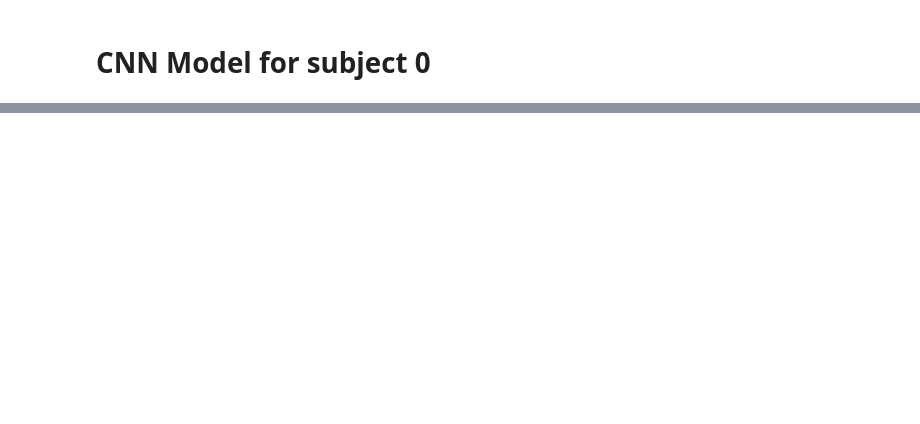
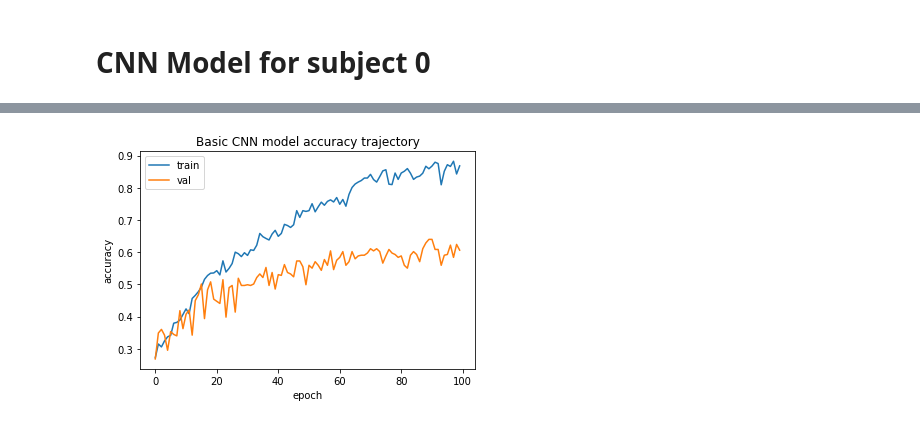
Before and after one commit to ronakkaoshik42/EEG_action_classification, a Jupyter notebook: LSTM_one_subject_EEG_loading.ipynb, the cells around one changed output, grey strips where cells are left out. Drawn from its saved outputs; the diff is of its cells as text; code cells hidden in the pictures; blank space fills up the shorter version.

Commit message:
CNN+LSTM
Test acc. 65%

```diff
--- a/LSTM_one_subject_EEG_loading.ipynb
+++ b/LSTM_one_subject_EEG_loading.ipynb
@@ -357,0 +370,91 @@ Test accuracy of the basic CNN model: 0.54
+# %%
+# Building the CNN model using sequential class
+basic_cnn_model = Sequential()
+
+# Conv. block 1
+basic_cnn_model.add(Conv2D(filters=25, kernel_size=(10,1), padding='same', activation='elu', input_shape=(1000,1,22)))
+basic_cnn_model.add(MaxPooling2D(pool_size=(3,1), padding='same'))
+basic_cnn_model.add(BatchNormalization())
+basic_cnn_model.add(Dropout(0.5))
+
+# Conv. block 2
+basic_cnn_model.add(Conv2D(filters=50, kernel_size=(10,1), padding='same', activation='elu'))
+basic_cnn_model.add(MaxPooling2D(pool_size=(3,1), padding='same'))
+basic_cnn_model.add(BatchNormalization())
+basic_cnn_model.add(Dropout(0.5))
+
+# Conv. block 3
+basic_cnn_model.add(Conv2D(filters=100, kernel_size=(10,1), padding='same', activation='elu'))
+basic_cnn_model.add(MaxPooling2D(pool_size=(3,1), padding='same'))
+basic_cnn_model.add(BatchNormalization())
+basic_cnn_model.add(Dropout(0.5))
+
+# Conv. block 4
+basic_cnn_model.add(Conv2D(filters=200, kernel_size=(10,1), padding='same', activation='elu'))
+basic_cnn_model.add(MaxPooling2D(pool_size=(3,1), padding='same'))
+basic_cnn_model.add(BatchNormalization())
+basic_cnn_model.add(Dropout(0.5))
+
+# Conv. block 5
+basic_cnn_model.add(Conv2D(filters=400, kernel_size=(10,1), padding='same', activation='elu'))
+basic_cnn_model.add(MaxPooling2D(pool_size=(3,1), padding='same'))
+basic_cnn_model.add(BatchNormalization())
+basic_cnn_model.add(Dropout(0.5))
+
+
+# Output layer with Softmax activation
+basic_cnn_model.add(Flatten()) # Flattens the input
+basic_cnn_model.add(Dense(4, activation='softmax')) # Output FC layer with softmax activation
+
+
+# Printing the model summary
+basic_cnn_model.summary()
+
+# Model parameters
+learning_rate = 1e-3
+epochs = 100
+cnn_optimizer = tf.keras.optimizers.Adam(lr=learning_rate)
+
+
+# Compiling the model
+basic_cnn_model.compile(loss='categorical_crossentropy',
+                 optimizer=cnn_optimizer,
+                 metrics=['accuracy'])
+
+# Stops if val loss does not improve over 15 epochs
+# early_stopping = EarlyStopping(monitor='val_loss', patience=15)
+
+
+# Training and validating the model
+
+basic_cnn_model_results = basic_cnn_model.fit(x_train,
+             y_train,
+             batch_size=64,
+             epochs=epochs,
+             validation_data=(x_valid, y_valid), verbose=True)#, callbacks=[early_stopping])
+
+
+# Plotting accuracy trajectory
+plt.plot(basic_cnn_model_results.history['accuracy'])
+plt.plot(basic_cnn_model_results.history['val_accuracy'])
+plt.title('Basic CNN model accuracy trajectory')
+plt.ylabel('accuracy')
+plt.xlabel('epoch')
+plt.legend(['train', 'val'], loc='upper left')
+plt.show()
+
+# Plotting loss trajectory
+plt.plot(basic_cnn_model_results.history['loss'],'o')
+plt.plot(basic_cnn_model_results.history['val_loss'],'o')
+plt.title('Basic CNN model loss trajectory')
+plt.ylabel('loss')
+plt.xlabel('epoch')
+plt.legend(['train', 'val'], loc='upper left')
+plt.show()
+
+
+## Testing the basic CNN model
+
+cnn_score = basic_cnn_model.evaluate(x_test, y_test, verbose=0)
+print('Test accuracy of the basic CNN model:',cnn_score[1])
+# %% [output]
@@ -357,0 +478 @@ Test accuracy of the basic CNN model: 0.54
+[figure, added]
```
Also changed, not shown: parts of 23 cells of this notebook.
